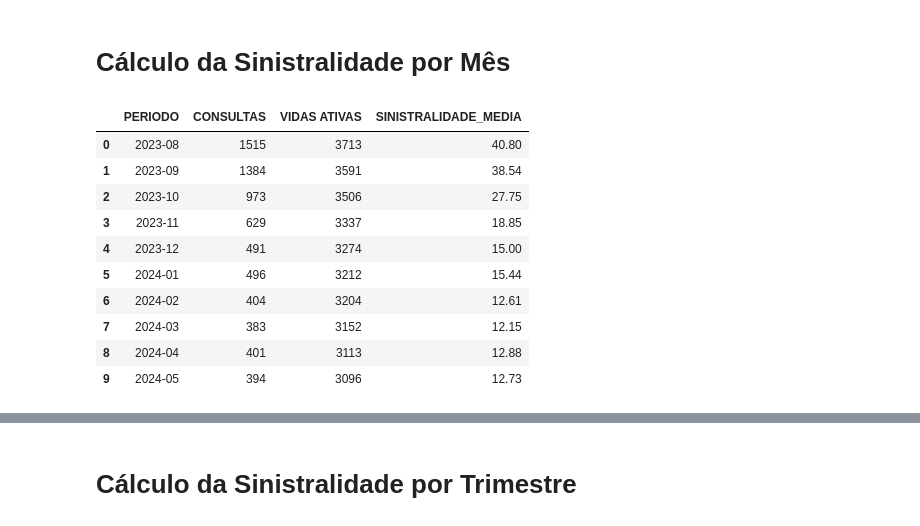
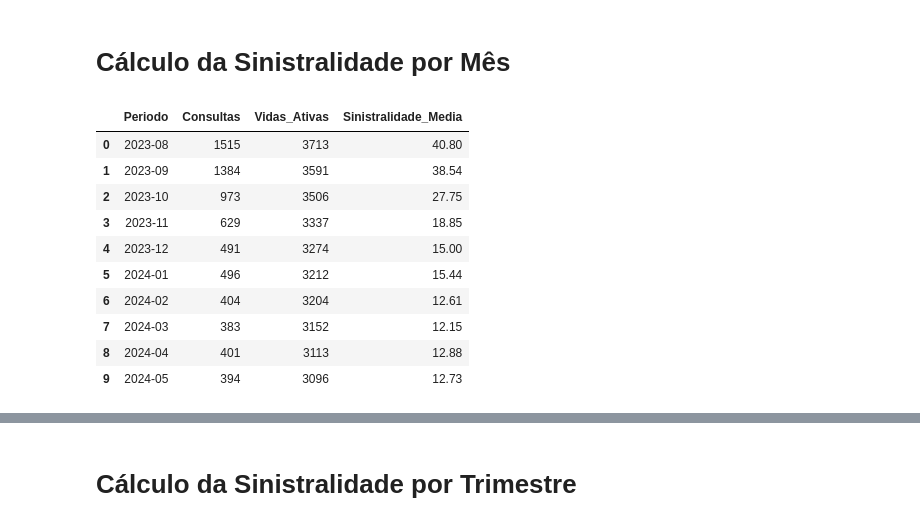
Before and after one commit to bessarodrigo/sinistralidade_telemecidina, a Jupyter notebook: sinistralidade_telemedicina.ipynb, the cells around one changed output, grey strips where cells are left out. Saved outputs shown, nothing was run; the diff lists cells and outputs as text; code cells hidden in the pictures.

```diff
--- a/sinistralidade_telemedicina.ipynb
+++ b/sinistralidade_telemedicina.ipynb
@@ -12,7 +13,7 @@ import math
 # Tratamento dos Dados
 # %%
 # Carregamento do arquivo CSV para um DataFrame chamado df
-df = pd.read_csv('/caminho/sinistralidade_telemecidina.csv', dtype = {'Nome da Empresa': 'str', 'CONSULTAS': 'str',
+df = pd.read_csv('/home/rodrigo/Documentos/GitHub/calculo_sinistralidade_telemecidina/sinistralidade_telemecidina.csv', dtype = {'Nome da Empresa': 'str', 'CONSULTAS': 'str',
                                                                                                'VIDAS ATIVAS': 'str', 'SINISTRALIDADE': 'str', 'PERIODO': 'str',
                                                                                                'MES': 'str', 'ANO': 'str', 'SETOR': 'str'})
 # Renomeação da coluna 'Nome da Empresa' para 'EMPRESA'
@@ -49,6 +50,15 @@ colunas_drop = ['SINISTRALIDADE', 'MES', 'ANO']
 colunas_drop = [col for col in colunas_drop if col in df.columns]
 df.drop(columns=colunas_drop, inplace=True)
 
+# Renomear as colunas conforme especificado
+df.rename(columns={
+    'EMPRESA': 'Empresa',
+    'CONSULTAS': 'Consultas',
+    'VIDAS ATIVAS': 'Vidas_Ativas',
+    'PERIODO': 'Periodo',
+    'SETOR': 'Setor',
+}, inplace=True)
+
 # Exibição das primeiras linhas do DataFrame para verificar a remoção da coluna
 df
 # %% [output]
@@ -67,17 +77,12 @@ df
 140 rows × 5 columns
 # %%
 # Remoção dos pontos das strings
-df['CONSULTAS'] = df['CONSULTAS'].astype(str).str.replace('.', '', regex=False)
-df['VIDAS ATIVAS'] = df['VIDAS ATIVAS'].astype(str).str.replace('.', '', regex=False)
+df['Consultas'] = df['Consultas'].astype(str).str.replace('.', '', regex=False)
+df['Vidas_Ativas'] = df['Vidas_Ativas'].astype(str).str.replace('.', '', regex=False)
 
 # Conversão de float para int
-df['CONSULTAS'] = df['CONSULTAS'].astype(float).astype(int)
-df['VIDAS ATIVAS'] = df['VIDAS ATIVAS'].astype(float).astype(int)
+df['Consultas'] = df['Consultas'].astype(float).astype(int)
+df['Vidas_Ativas'] = df['Vidas_Ativas'].astype(float).astype(int)
 
-
-# Verificação da conversão correta
-print(df[['CONSULTAS', 'VIDAS ATIVAS']].describe())
-
-print('---------------------------------')
-
-print(df[['CONSULTAS', 'VIDAS ATIVAS']].head(10))
+# Converter a coluna 'PERIODO' para datetime especificando o formato
+df['Periodo'] = pd.to_datetime(df['Periodo'], format='%d/%m/%y')
@@ -132,24 +179,24 @@ dtype: object
 # Cálculo da Sinistralidade por Mês
 # %%
 # Conversão da coluna 'PERIODO' para DateTime com inferência de formato
-df['PERIODO'] = pd.to_datetime(df['PERIODO'], dayfirst=True, errors='coerce')
+df['Periodo'] = pd.to_datetime(df['Periodo'], dayfirst=True, errors='coerce')
 
 # Filtro das linhas com datas válidas
-df = df.dropna(subset=['PERIODO'])
+df = df.dropna(subset=['Periodo'])
 
 # Agrupamento por ano e mês e somar as consultas e vidas ativas
-df_agrupado = df.groupby(df['PERIODO'].dt.to_period('M')).agg({'CONSULTAS': 'sum', 'VIDAS ATIVAS': 'sum'}).reset_index()
+df_agrupado = df.groupby(df['Periodo'].dt.to_period('M')).agg({'Consultas': 'sum', 'Vidas_Ativas': 'sum'}).reset_index()
 
 # Cálculo a média de sinistralidade por mês
-df_agrupado['SINISTRALIDADE_MEDIA'] = ((df_agrupado['CONSULTAS'] / df_agrupado['VIDAS ATIVAS']) * 100).round(2)
+df_agrupado['Sinistralidade_Media'] = ((df_agrupado['Consultas'] / df_agrupado['Vidas_Ativas']) * 100).round(2)
 
 # Adição da coluna 'ANO_MES' ao DataFrame df_media_sinistralidade
 df_media_sinistralidade = df_agrupado.copy()
 
 # Exibição das primeiras linhas do DataFrame
 df_media_sinistralidade.head(10)
 # %% [output]
-|  | PERIODO | CONSULTAS | VIDAS ATIVAS | SINISTRALIDADE_MEDIA |
+|  | Periodo | Consultas | Vidas_Ativas | Sinistralidade_Media |
 | 0 | 2023-08 | 1515 | 3713 | 40.80 |
 | 1 | 2023-09 | 1384 | 3591 | 38.54 |
 | 2 | 2023-10 | 973 | 3506 | 27.75 |
```
Also changed, not shown: parts of 17 cells of this notebook, 1 other file.
